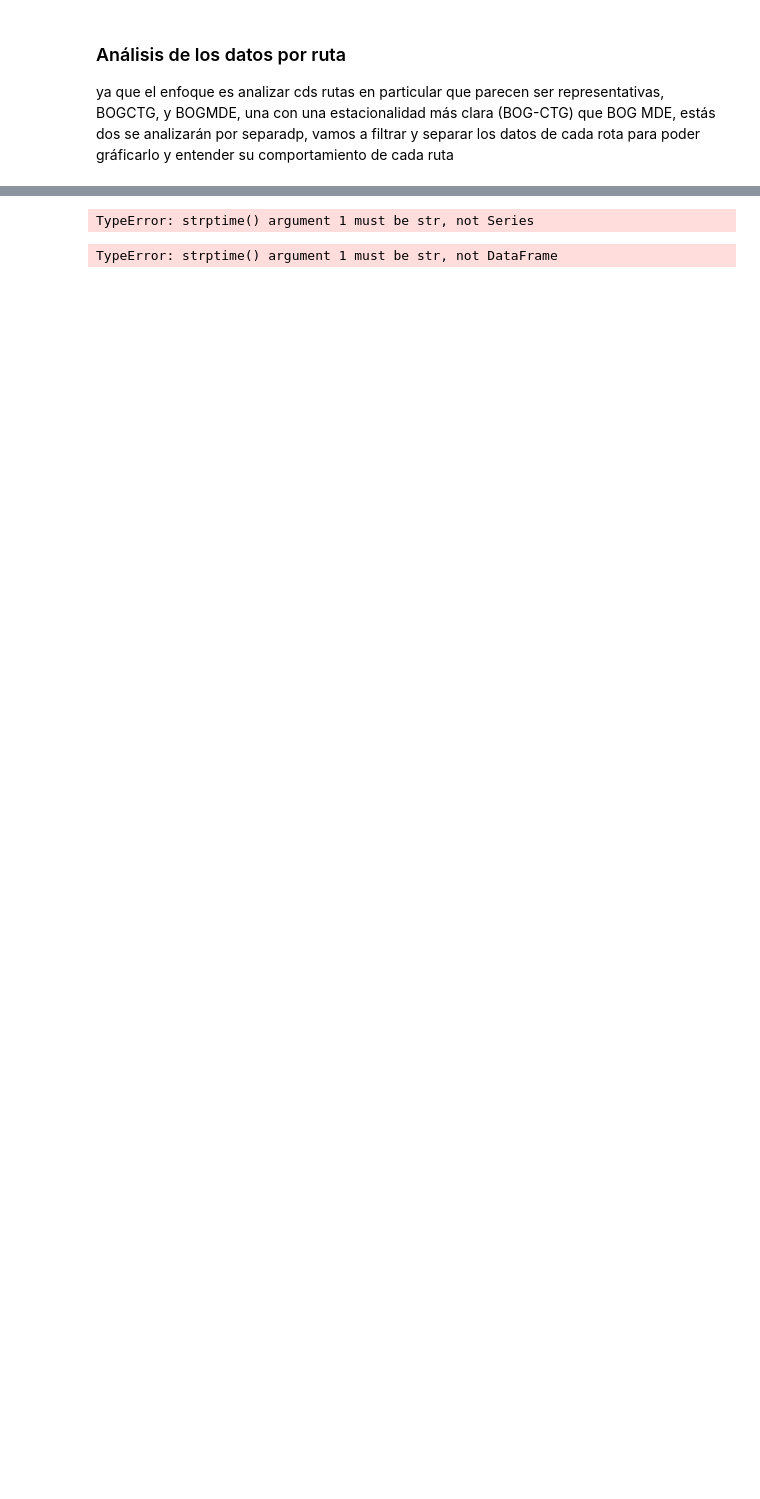
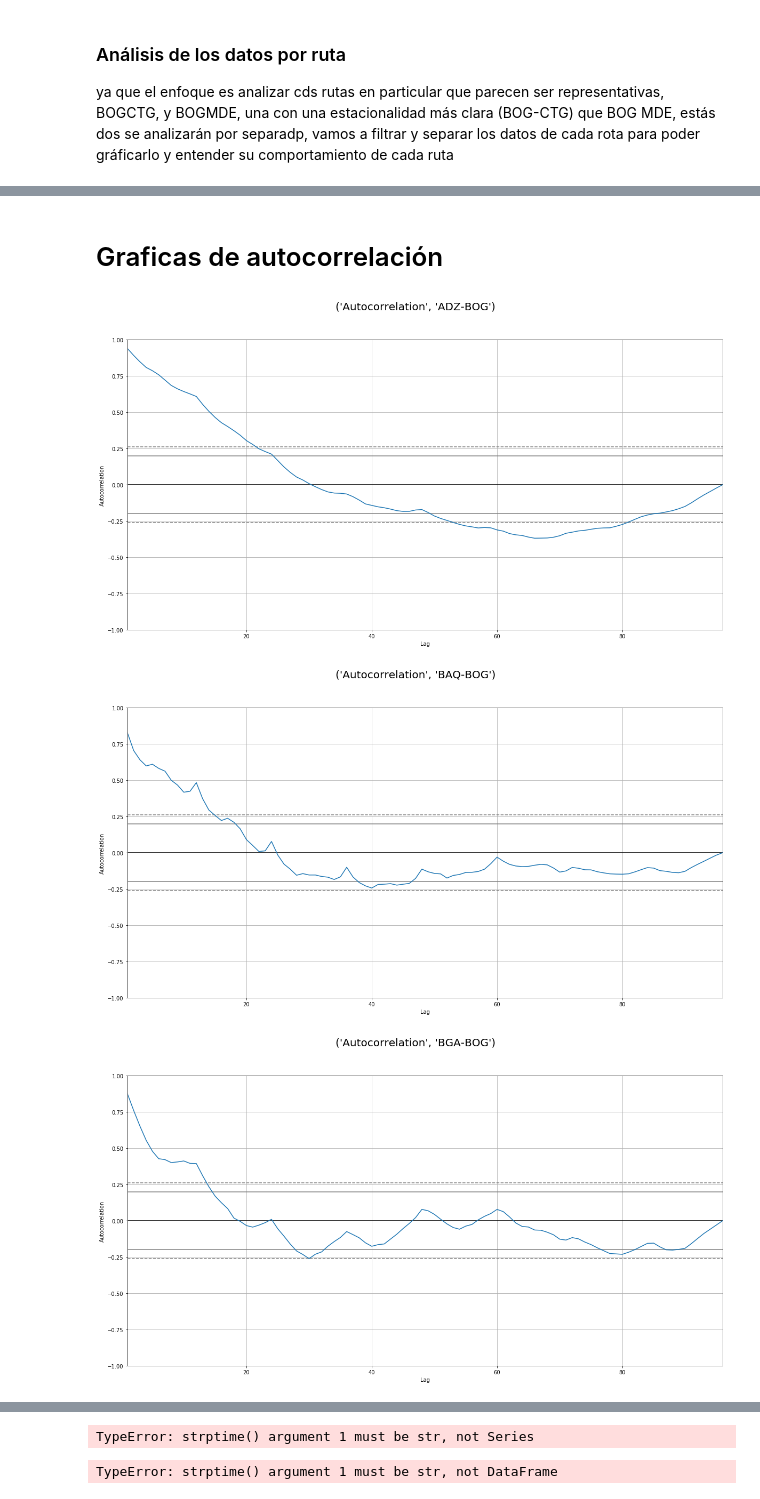
Before and after one commit to dcrojasa/EjerciciosModelosAvanzados1, a Jupyter notebook: Proyecto.ipynb, the cells around one changed output, grey strips where cells are left out. Drawn from its saved outputs; the diff is of its cells as text; code cells hidden in the pictures; blank space fills up the shorter version.

```diff
--- a/Proyecto.ipynb
+++ b/Proyecto.ipynb
@@ -248,0 +192,4 @@ plt.legend(prop={'size':40});
+# %%
+# quitar un nivel para poder operar mejor
+df3.columns = df3.columns.droplevel()
+df3.head()
@@ -248,0 +204,10 @@ plt.legend(prop={'size':40});
+# %%
+# Prueba de estacionariedad en cada una de las series
+for col in df3:
+    print('resultado de prueba estacionariedad en ruta: ', col)
+    result = adfuller(df3[col])
+    print('ADF Statistic: %f' % result[0])
+    print('p-value: %f' % result[1])
+    print('Critical Values:')
+    for key, value in result[4].items():
+        print('\t%s: %.3f' % (key, value))
@@ -248,0 +232,10 @@ plt.legend(prop={'size':40});
+# %%
+# estacionariedad eliminando la tendencía
+for col in df3:
+    print('resultado de prueba estacionariedad sin tendencia en ruta: ', col)
+    result = adfuller(df3[col].diff().iloc[1:])
+    print('ADF Statistic: %f' % result[0])
+    print('p-value: %f' % result[1])
+    print('Critical Values:')
+    for key, value in result[4].items():
+        print('\t%s: %.3f' % (key, value))
@@ -248,0 +260,11 @@ plt.legend(prop={'size':40});
+# %% [markdown]
+# Graficas de autocorrelación
+# %%
+for col in df3:
+    plt.figure(figsize=(20,10), linewidth=5)
+    pd.plotting.autocorrelation_plot(df3[col])
+    plt.suptitle(('Autocorrelation', col), fontsize=20);
+# %% [output]
+[figure, added]
+[figure, added]
+[figure, added]
```
Also changed, not shown: parts of 34 cells of this notebook.
